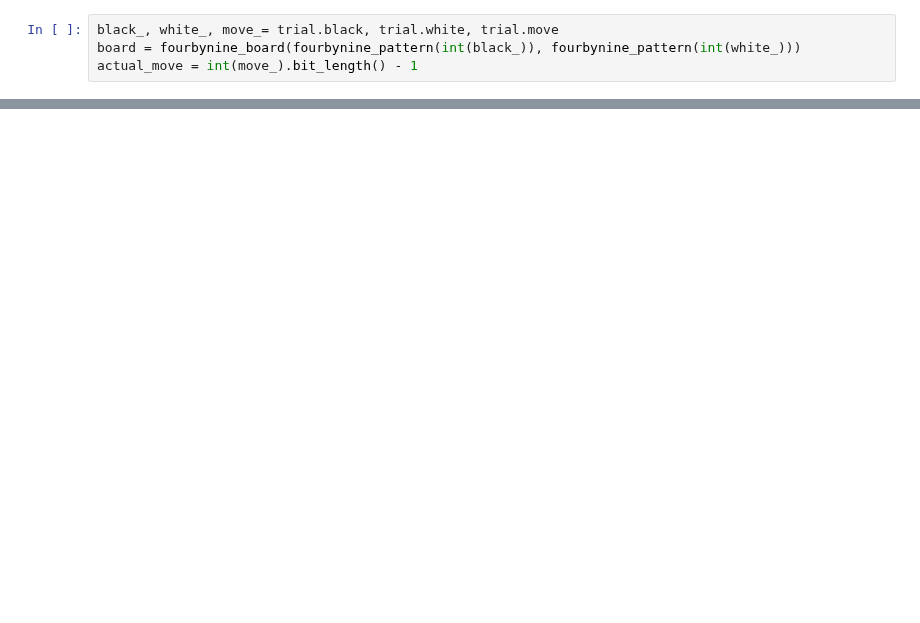
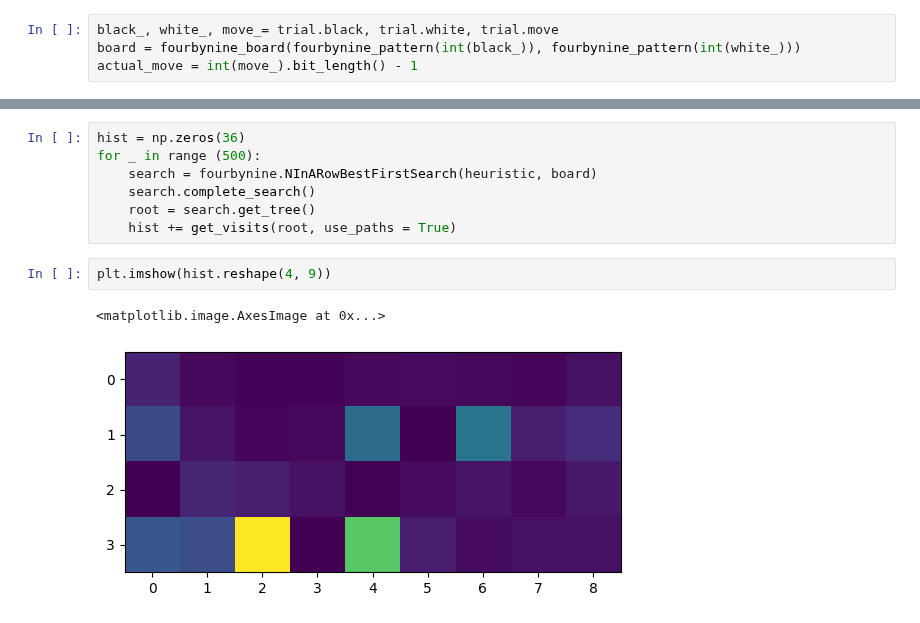
Before and after one commit to WeiJiMaLab/ninarow, a Jupyter notebook: model_fitting/plot_treesearch.ipynb, the cells around one changed output, grey strips where cells are left out. Cells and saved outputs as stored; diff of their text form; blank space fills up the shorter version.

```diff
--- a/model_fitting/plot_treesearch.ipynb
+++ b/model_fitting/plot_treesearch.ipynb
@@ -90,0 +49,12 @@ tree_to_graphviz(root)
+# %%
+hist = np.zeros(36)
+for _ in range (500):
+    search = fourbynine.NInARowBestFirstSearch(heuristic, board)
+    search.complete_search()
+    root = search.get_tree()
+    hist += get_visits(root, use_paths = True)
+# %%
+plt.imshow(hist.reshape(4, 9))
+# %% [output]
+<matplotlib.image.AxesImage at 0x...>
+[figure, added]
```
Also changed, not shown: parts of 6 cells of this notebook, 4 other files.
